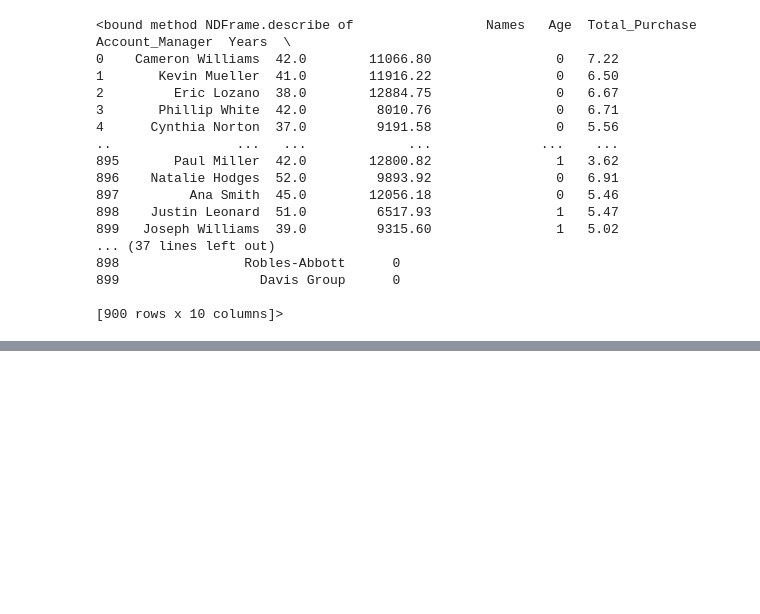
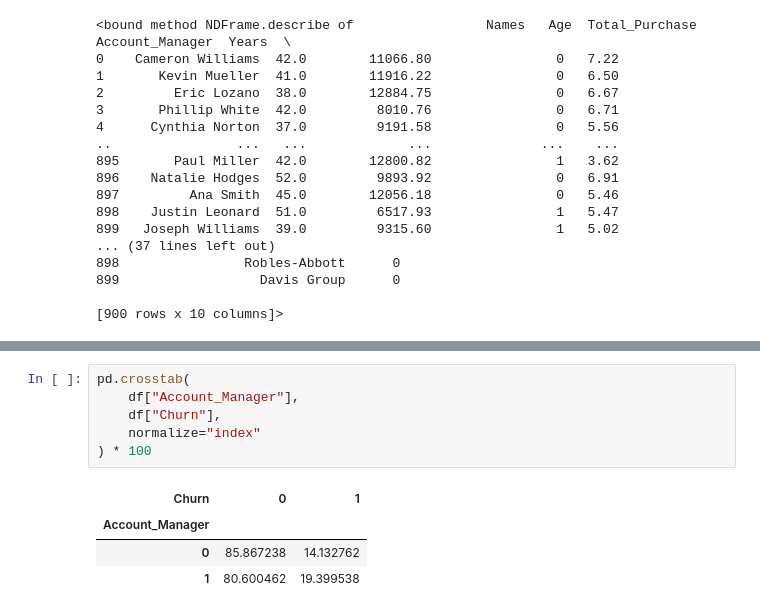
Before and after one commit to kanishkksinghh/Exploratory-Data-Anaylsis, a Jupyter notebook: notebooks/customer_churn.ipynb, the cells around one changed output, grey strips where cells are left out. Drawn from its saved outputs; the diff is of its cells as text; blank space fills up the shorter version.

```diff
--- a/notebooks/customer_churn.ipynb
+++ b/notebooks/customer_churn.ipynb
@@ -152,0 +179,11 @@ df.groupby("Churn")
+# %%
+pd.crosstab(
+    df["Account_Manager"],
+    df["Churn"],
+    normalize="index"
+) * 100
+# %% [output]
+| Churn | 0 | 1 |
+| Account_Manager |  |  |
+| 0 | 85.867238 | 14.132762 |
+| 1 | 80.600462 | 19.399538 |
```
Also changed, not shown: parts of 4 cells of this notebook.
